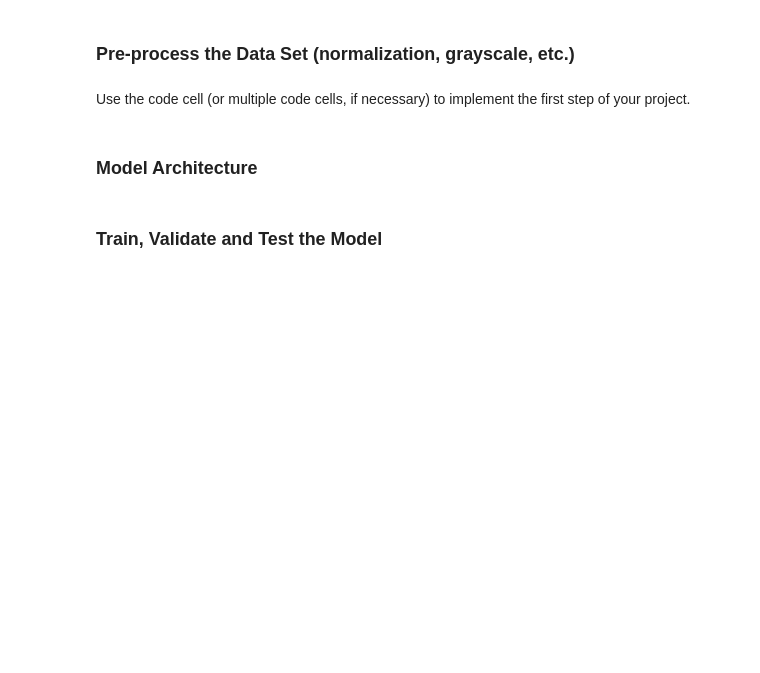
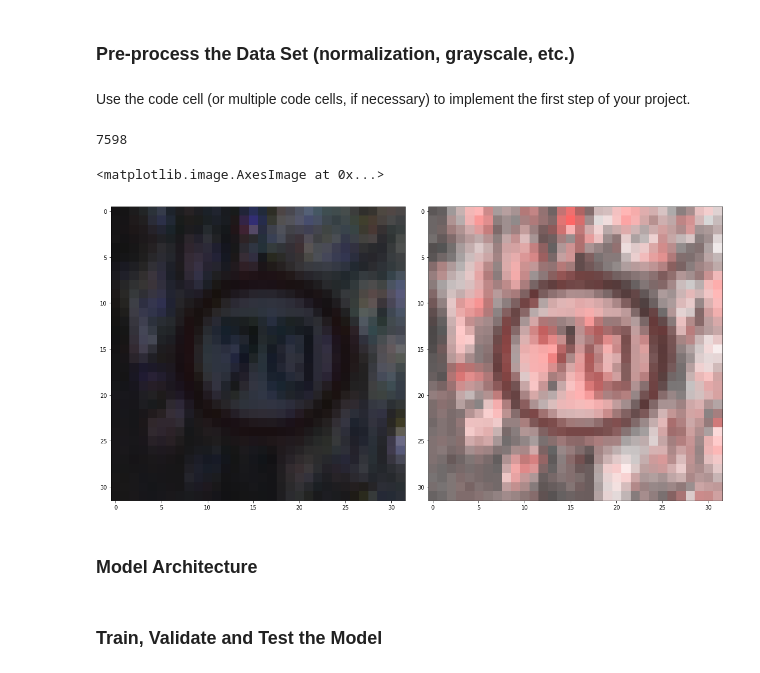
Before and after one commit to uneiao/CarND-Traffic-Sign-Classifier-Project, a Jupyter notebook: Traffic_Sign_Classifier.ipynb, the cells around one changed output. Cells and saved outputs as stored; diff of their text form; code cells hidden in the pictures; blank space fills up the shorter version.

```diff
--- a/Traffic_Sign_Classifier.ipynb
+++ b/Traffic_Sign_Classifier.ipynb
@@ -117,17 +117,41 @@ Use the code cell (or multiple code cells, if necessary) to implement the first
 # %%
 ### Preprocess the data here. Preprocessing steps could include normalization, converting to grayscale, etc.
 ### Feel free to use as many code cells as needed.
 import tensorflow as tf
 import numpy as np
+import cv2
+import random
 
-def normalize(x):
-    x = x.astype('float32')
-    x /= 255.0
+_color_d = 2
+clahe = cv2.createCLAHE(clipLimit=2.0, tileGridSize=(4, 4))
+
+def ahe(image):
+    hsv = cv2.cvtColor(image, cv2.COLOR_RGB2HSV)
+    hsv[:, :, 2] = clahe.apply(hsv[:, :, 2])
+    #bgr = cv2.cvtColor(hsv, cv2.COLOR_HSV2RGB)
+    x = hsv.astype("float32")
+    x /= 255
     return x
 
-X_train = normalize(X_train)
-X_test = normalize(X_test)
-X_valid = normalize(X_valid)
+def preprocess(imglist):
+    return np.array([ahe(x) for x in imglist])
+
+prep_fig, prep_axies = plt.subplots(nrows=1, ncols=2, figsize=(16, 16))
+prep_fig.tight_layout()
+rnd = random.randint(0, n_train - 1)
+print(rnd)
+prep_axies[0].imshow(X_train[rnd])
+
+X_train = preprocess(X_train)
+X_test = preprocess(X_test)
+X_valid = preprocess(X_valid)
+
+prep_axies[1].imshow(cv2.cvtColor(X_train[rnd], cv2.COLOR_HSV2RGB))
+#27823, 34496
+# %% [output]
+7598
+<matplotlib.image.AxesImage at 0x...>
+[figure, added]
 # %% [markdown]
 ### Model Architecture
 # %%
```
Also changed, not shown: parts of 9 cells of this notebook.
